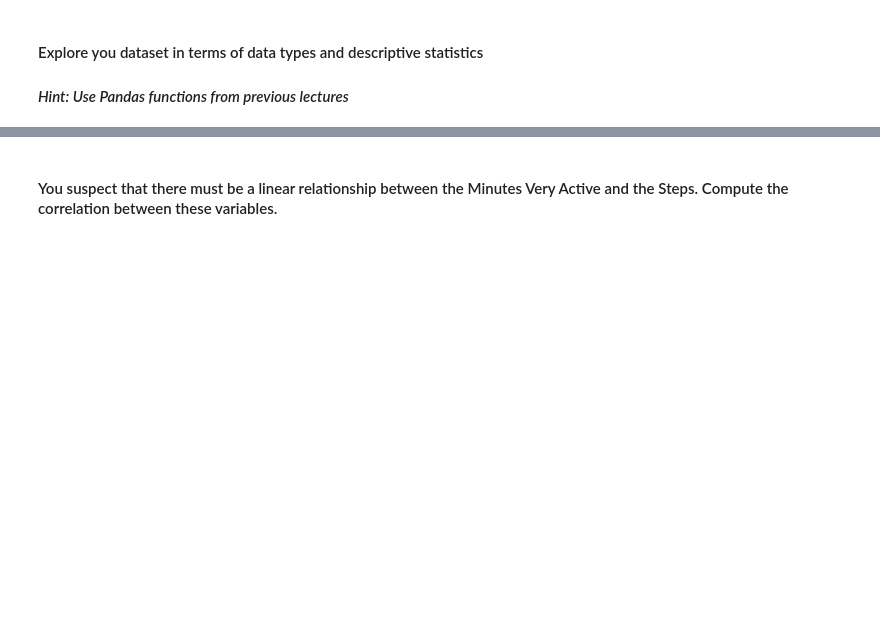
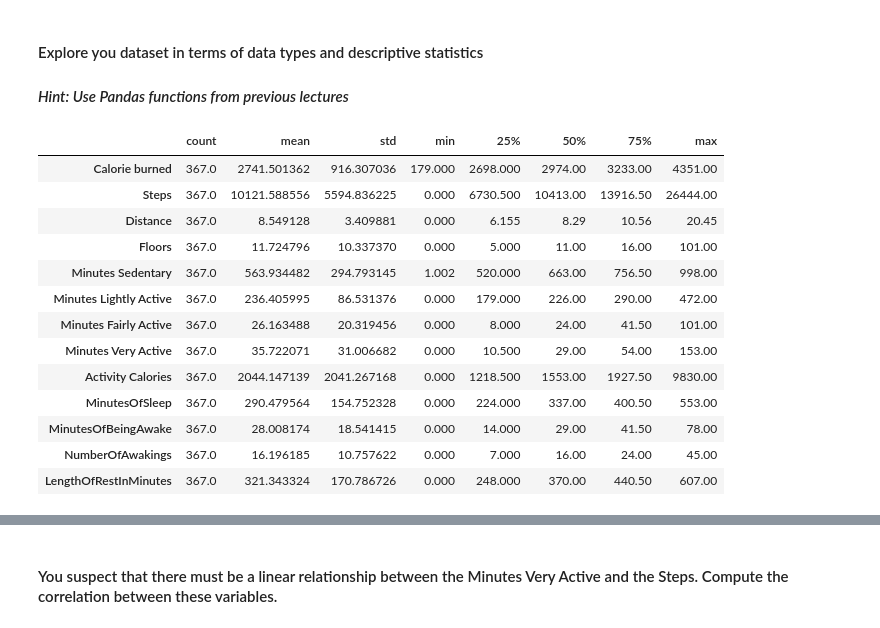
Before and after one commit to Ironhack-Data-Madrid-Octubre-2023/5.1-lab_pivot_table_and_correlation, a Jupyter notebook: your_code/main.ipynb, the cells around one changed output, grey strips where cells are left out. Cells and saved outputs as stored; diff of their text form; code cells hidden in the pictures; blank space fills up the shorter version.

```diff
--- a/your_code/main.ipynb
+++ b/your_code/main.ipynb
@@ -196,5 +198,21 @@ employee.pivot_table(index=['Department', 'Title'],
 #### Explore you dataset in terms of data types and descriptive statistics
 #### *Hint: Use Pandas functions from previous lectures*
 # %%
-# your answer here
+# your answer here:
+fitbit.describe().T
+# %% [output]
+|  | count | mean | std | min | 25% | 50% | 75% | max |
+| Calorie burned | 367.0 | 2741.501362 | 916.307036 | 179.000 | 2698.000 | 2974.00 | 3233.00 | 4351.00 |
+| Steps | 367.0 | 10121.588556 | 5594.836225 | 0.000 | 6730.500 | 10413.00 | 13916.50 | 26444.00 |
+| Distance | 367.0 | 8.549128 | 3.409881 | 0.000 | 6.155 | 8.29 | 10.56 | 20.45 |
+| Floors | 367.0 | 11.724796 | 10.337370 | 0.000 | 5.000 | 11.00 | 16.00 | 101.00 |
+| Minutes Sedentary | 367.0 | 563.934482 | 294.793145 | 1.002 | 520.000 | 663.00 | 756.50 | 998.00 |
+| Minutes Lightly Active | 367.0 | 236.405995 | 86.531376 | 0.000 | 179.000 | 226.00 | 290.00 | 472.00 |
+| Minutes Fairly Active | 367.0 | 26.163488 | 20.319456 | 0.000 | 8.000 | 24.00 | 41.50 | 101.00 |
+| Minutes Very Active | 367.0 | 35.722071 | 31.006682 | 0.000 | 10.500 | 29.00 | 54.00 | 153.00 |
+| Activity Calories | 367.0 | 2044.147139 | 2041.267168 | 0.000 | 1218.500 | 1553.00 | 1927.50 | 9830.00 |
+| MinutesOfSleep | 367.0 | 290.479564 | 154.752328 | 0.000 | 224.000 | 337.00 | 400.50 | 553.00 |
+| MinutesOfBeingAwake | 367.0 | 28.008174 | 18.541415 | 0.000 | 14.000 | 29.00 | 41.50 | 78.00 |
+| NumberOfAwakings | 367.0 | 16.196185 | 10.757622 | 0.000 | 7.000 | 16.00 | 24.00 | 45.00 |
+| LengthOfRestInMinutes | 367.0 | 321.343324 | 170.786726 | 0.000 | 248.000 | 370.00 | 440.50 | 607.00 |
 # %%
```
Also changed, not shown: parts of 9 cells of this notebook.
